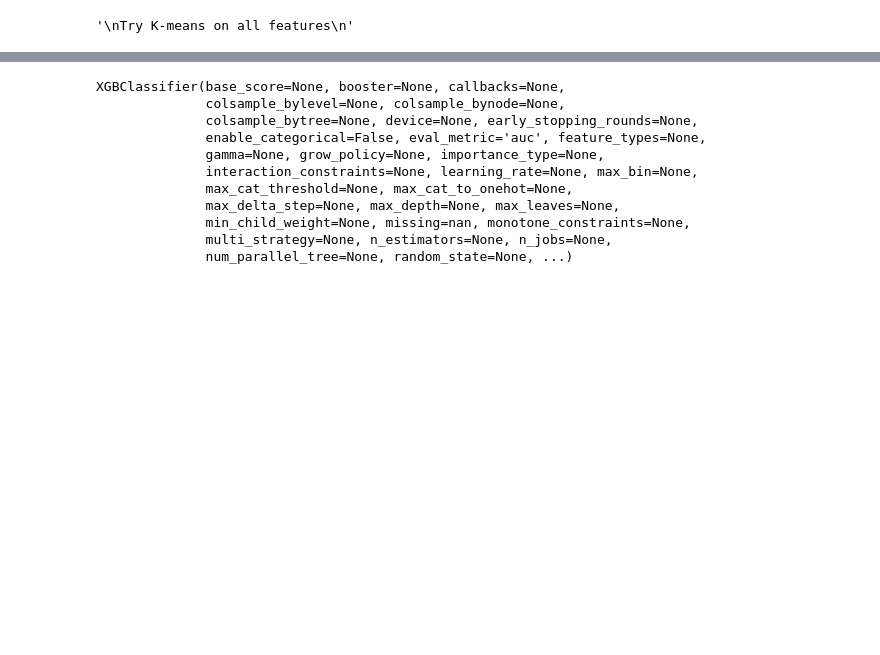
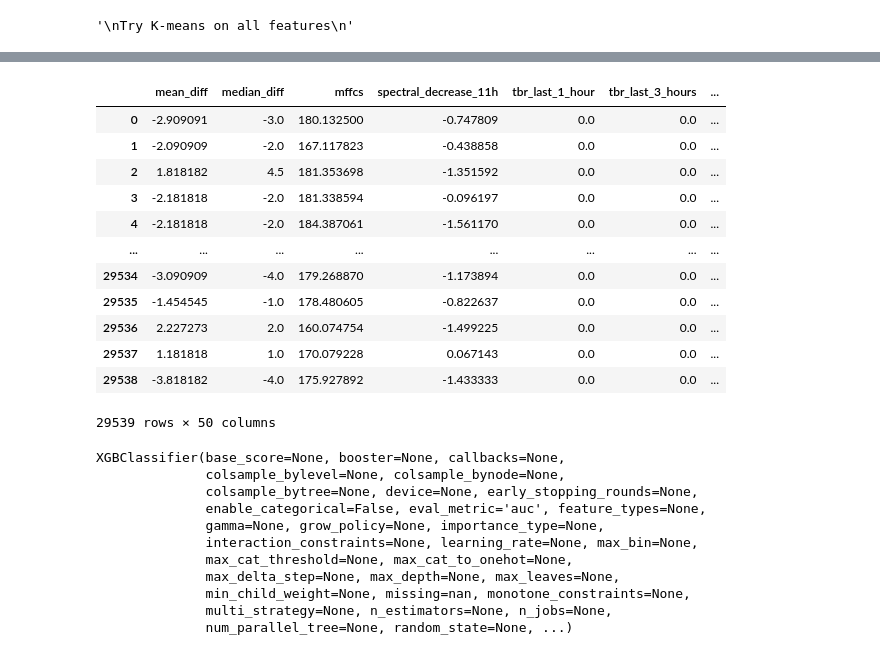
Before and after one commit to Nikhil-Narayanan/XGB-BGL-NGIN, a Jupyter notebook: under_sampling.ipynb, the cells around one changed output, grey strips where cells are left out. Saved outputs shown, nothing was run; the diff lists cells and outputs as text; code cells hidden in the pictures; blank space fills up the shorter version.

Commit message:
finished spectral decrease

```diff
--- a/under_sampling.ipynb
+++ b/under_sampling.ipynb
@@ -21,6 +18,22 @@ ParameterError: Audio buffer is not finite everywhere
 # %%
 rus = RandomUnderSampler(sampling_strategy=0.333,)
 x_train, y_train = rus.fit_resample(np.array(dataset.training_set), np.array(dataset.training_labels.astype(int)))
+# %%
+dataset.training_set
+# %% [output]
+|  | mean_diff | median_diff | mffcs | spectral_decrease_11h | tbr_last_1_hour | tbr_last_3_hours | ... |
+| 0 | -2.909091 | -3.0 | 180.132500 | -0.747809 | 0.0 | 0.0 | ... |
+| 1 | -2.090909 | -2.0 | 167.117823 | -0.438858 | 0.0 | 0.0 | ... |
+| 2 | 1.818182 | 4.5 | 181.353698 | -1.351592 | 0.0 | 0.0 | ... |
+| 3 | -2.181818 | -2.0 | 181.338594 | -0.096197 | 0.0 | 0.0 | ... |
+| 4 | -2.181818 | -2.0 | 184.387061 | -1.561170 | 0.0 | 0.0 | ... |
+| ... | ... | ... | ... | ... | ... | ... | ... |
+| 29534 | -3.090909 | -4.0 | 179.268870 | -1.173894 | 0.0 | 0.0 | ... |
+| 29535 | -1.454545 | -1.0 | 178.480605 | -0.822637 | 0.0 | 0.0 | ... |
+| 29536 | 2.227273 | 2.0 | 160.074754 | -1.499225 | 0.0 | 0.0 | ... |
+| 29537 | 1.181818 | 1.0 | 170.079228 | 0.067143 | 0.0 | 0.0 | ... |
+| 29538 | -3.818182 | -4.0 | 175.927892 | -1.433333 | 0.0 | 0.0 | ... |
+29539 rows × 50 columns
 # %%
 bst = XGBClassifier(objective="binary:logistic", eval_metric="auc")
 bst.fit(x_train, y_train)
```
Also changed, not shown: parts of 3 cells of this notebook, 1 other file.
